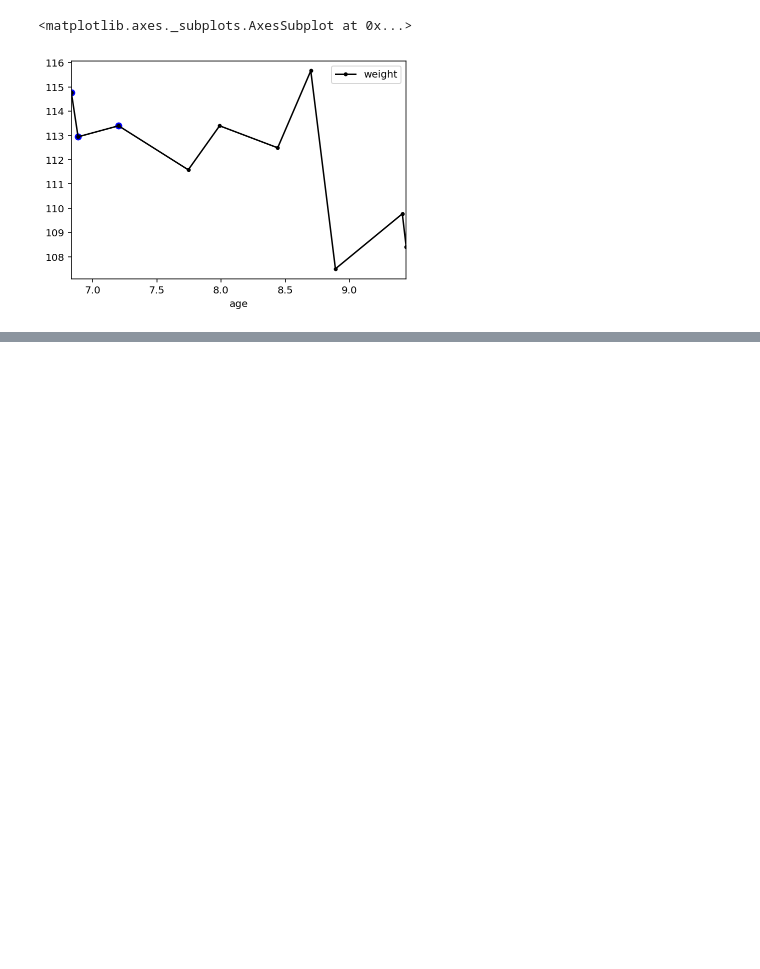
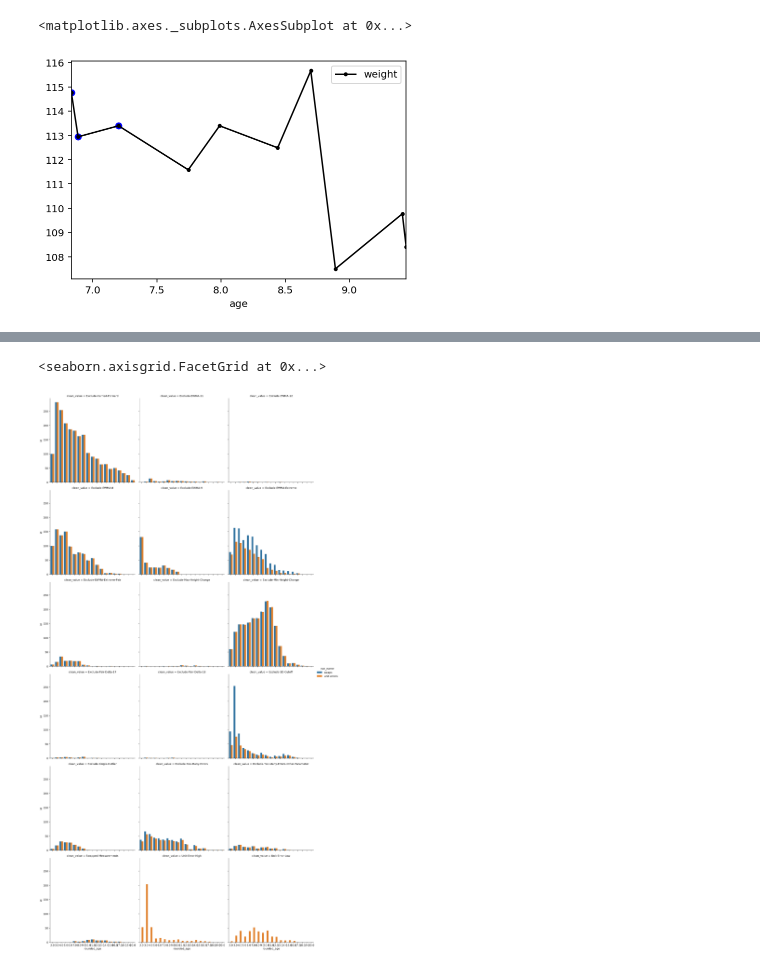
Before and after one commit to mitre/GrowthViz, a Jupyter notebook: Latest Demo Code.ipynb, the cells around one changed output, grey strips where cells are left out. Cells and saved outputs as stored; diff of their text form; code cells hidden in the pictures; blank space fills up the shorter version.

Commit message:
Data set comparisons

```diff
--- a/Latest Demo Code.ipynb
+++ b/Latest Demo Code.ipynb
@@ -366,0 +371,5 @@ charts.cutoff_view(mwzs, 46785745, 6.95, wt_percentiles)
+# %%
+cws = pd.read_csv("clean_with_swaps.csv")
+cws = charts.setup_individual_obs_df(cws)
+cwus = pd.read_csv("clean_with_uswaps.csv")
+cwus = charts.setup_individual_obs_df(cwus)
@@ -366,0 +378,2 @@ charts.cutoff_view(mwzs, 46785745, 6.95, wt_percentiles)
+# %%
+combined = charts.prepare_for_comparison({'swaps': cws, 'unit errors': cwus})
@@ -366,0 +453,10 @@ charts.cutoff_view(mwzs, 46785745, 6.95, wt_percentiles)
+# %%
+combined['rounded_age'] = np.around(combined.age)
+# %%
+count_by_age = combined.groupby(['run_name', 'clean_value', 'rounded_age']).agg({'id': 'count'}).reset_index()
+# %%
+p = sns.catplot(x='rounded_age', y='id', col='clean_value', data=count_by_age[count_by_age.clean_value != 'Include'], hue='run_name', col_wrap=3, kind="bar")
+p
+# %% [output]
+<seaborn.axisgrid.FacetGrid at 0x...>
+[figure, added]
```
Also changed, not shown: parts of 16 cells of this notebook, 1 other file.
